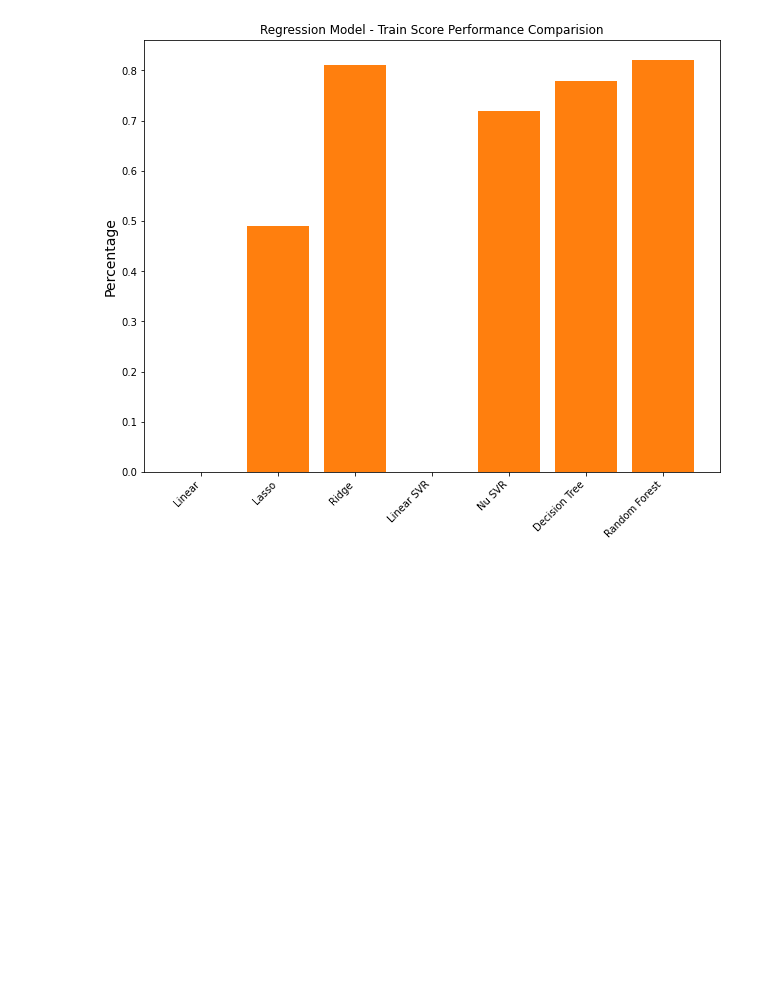
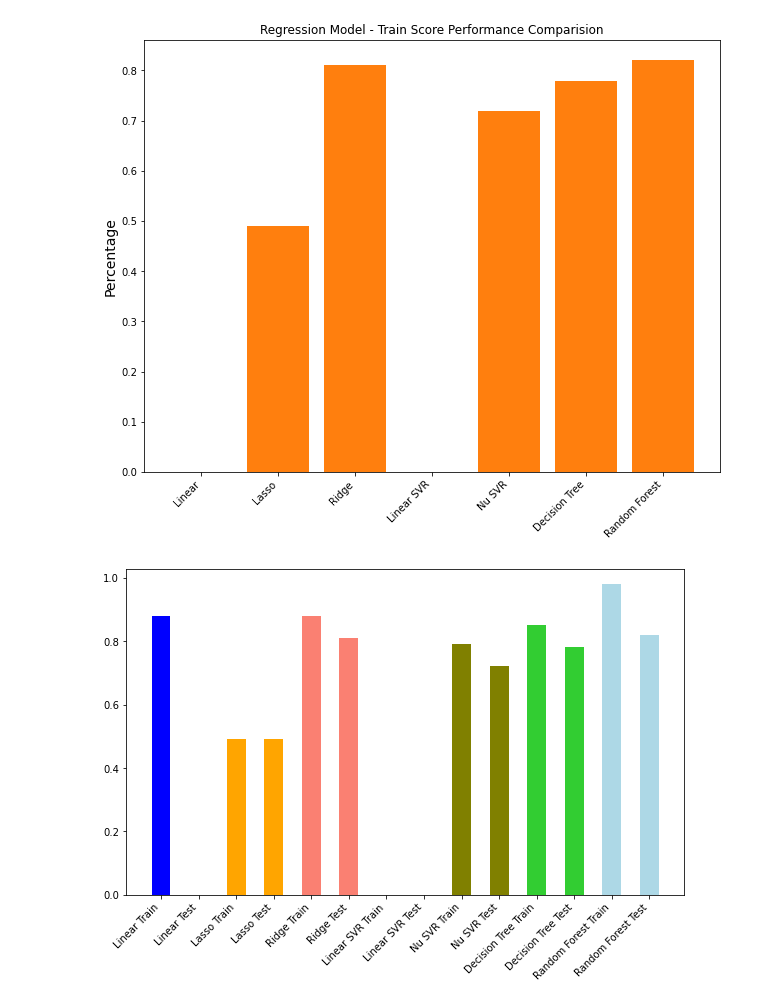
Before and after one commit to jesusbaquiax/college_graduation_rates, a Jupyter notebook: 03_Visualizations.ipynb, the cells around one changed output. Drawn from its saved outputs; the diff is of its cells as text; code cells hidden in the pictures; blank space fills up the shorter version.

```diff
--- a/03_Visualizations.ipynb
+++ b/03_Visualizations.ipynb
@@ -299,0 +298,84 @@ plt.show()
+# %%
+fig,ax = plt.subplots(figsize=(10,6))
+
+labels = ['Linear Train','Linear Test',
+         'Lasso Train','Lasso Test',
+         'Ridge Train','Ridge Test',
+        'Linear SVR Train','Linear SVR Test',
+        'Nu SVR Train','Nu SVR Test',
+         'Decision Tree Train','Decision Tree Test',
+         'Random Forest Train','Random Forest Test']
+
+# Linear
+#Linear train result
+linear_train_pos = 1
+linear_train = model_perf_df['Train'][0]
+ax.bar(linear_train_pos,linear_train,0.5,color='blue')
+#Linear test result
+linear_train_pos = 2
+linear_train = model_perf_df['Test'][0]
+ax.bar(linear_train_pos,linear_train,0.5,color='blue')
+########################################################################
+# Lasso
+#Lasso train result
+lasso_train_pos = 3
+lasso_train = model_perf_df['Train'][1]
+ax.bar(lasso_train_pos,lasso_train,0.5,color='orange')
+#Lasso test result
+lasso_train_pos = 4
+lasso_train = model_perf_df['Test'][1]
+ax.bar(lasso_train_pos,lasso_train,0.5,color='orange')
+########################################################################
+# RIdge
+#ridge train result
+ridge_train_pos = 5
+ridge_train = model_perf_df['Train'][2]
+ax.bar(ridge_train_pos,ridge_train,0.5,color='salmon')
+#Lasso test result
+ridge_train_pos = 6
+ridge_train = model_perf_df['Test'][2]
+ax.bar(ridge_train_pos,ridge_train,0.5,color='salmon')
+########################################################################
+# Lasso
+#Lasso train result
+linear_svr_train_pos = 7
+linear_svr_train = model_perf_df['Train'][3]
+ax.bar(linear_svr_train_pos,linear_svr_train,0.5,color='indigo')
+#Lasso test result
+linear_svr_train_pos = 8
+linear_svr_train = model_perf_df['Test'][3]
+ax.bar(linear_svr_train_pos,linear_svr_train,0.5,color='indigo')
+########################################################################
+# Lasso
+#Lasso train result
+nu_svr_train_pos = 9
+nu_svr_train = model_perf_df['Train'][4]
+ax.bar(nu_svr_train_pos,nu_svr_train,0.5,color='olive')
+#Lasso test result
+nu_svr_train_pos = 10
+nu_svr_train = model_perf_df['Test'][4]
+ax.bar(nu_svr_train_pos,nu_svr_train,0.5,color='olive')
+########################################################################
+# Lasso
+#Lasso train result
+dt_train_pos = 11
+dt_train = model_perf_df['Train'][5]
+ax.bar(dt_train_pos,dt_train,0.5,color='limegreen')
+#Lasso test result
+dt_train_pos = 12
+dt_train = model_perf_df['Test'][5]
+ax.bar(dt_train_pos,dt_train,0.5,color='limegreen')
+########################################################################
+# Lasso
+#Lasso train result
+rf_train_pos = 13
+rf_train = model_perf_df['Train'][6]
+ax.bar(rf_train_pos,rf_train,0.5,color='lightblue')
+#Lasso test result
+rf_train_pos = 14
+rf_train = model_perf_df['Test'][6]
+ax.bar(rf_train_pos,rf_train,0.5,color='lightblue')
+ax.set_xticks([1,2,3,4,5,6,7,8,9,10,11,12,13,14])
+ax.set_xticklabels(labels,rotation = 45,ha='right');
+# %% [output]
+[figure, added]
```
Also changed, not shown: parts of 1 cell of this notebook, 1 other file.
